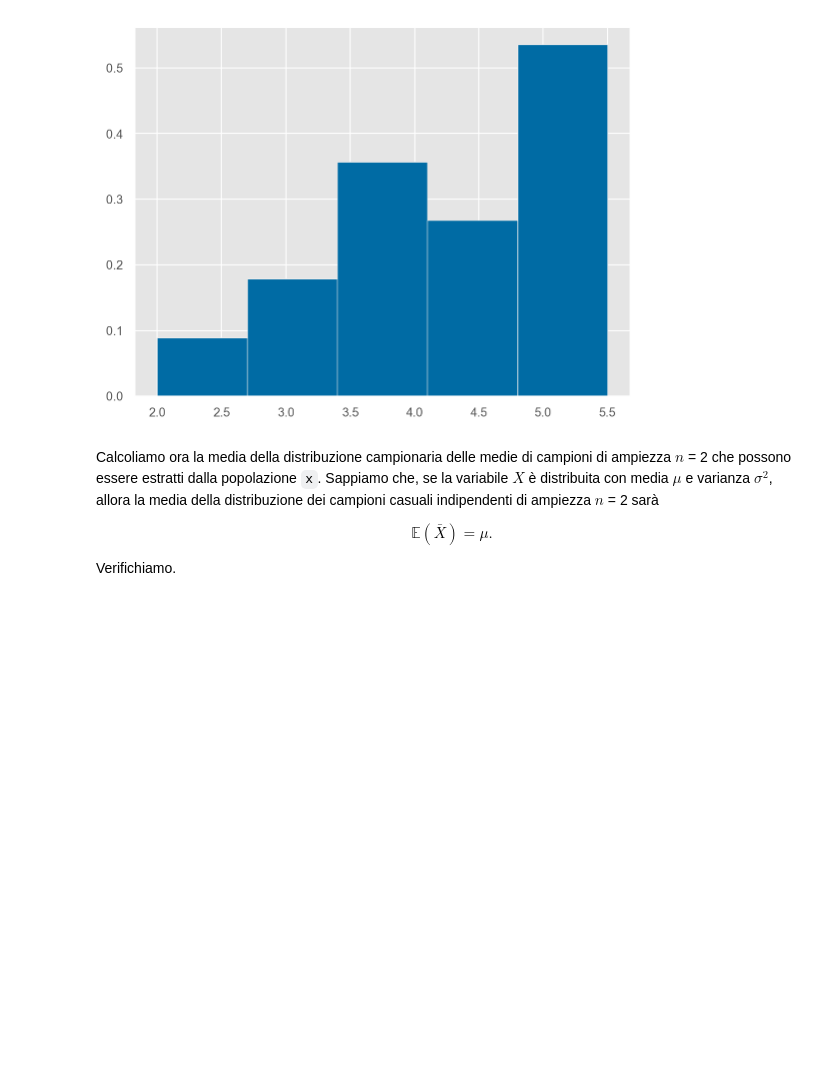
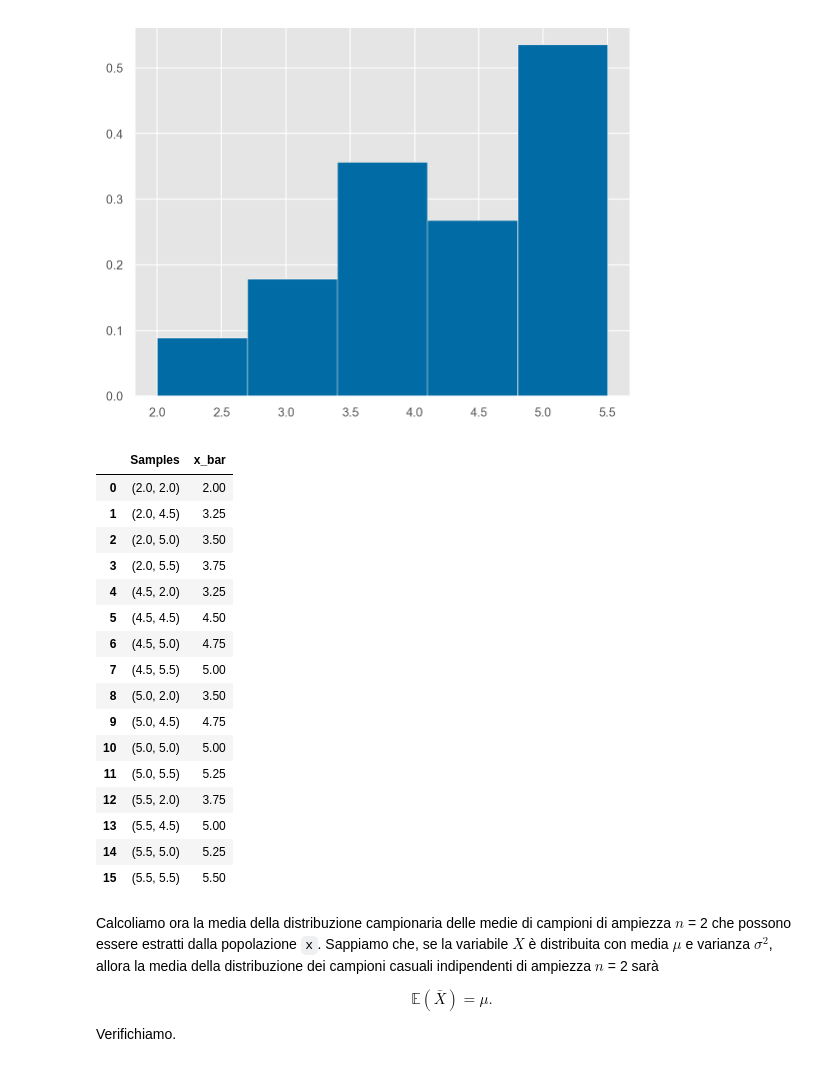
Before and after one commit to ccaudek/ds4psy_2023, a Jupyter notebook: 511_sampling_distr_mean.ipynb, the cells around one changed output. Cells and saved outputs as stored; diff of their text form; code cells hidden in the pictures; blank space fills up the shorter version.

```diff
--- a/511_sampling_distr_mean.ipynb
+++ b/511_sampling_distr_mean.ipynb
@@ -94,6 +98,29 @@ plt.hist(means, bins=5, density=True)
 plt.show()
 # %% [output]
 [figure]
+# %%
+df = pd.DataFrame()
+df["Samples"] = list(itertools.product(x, x))
+df["x_bar"] = np.mean(list(itertools.product(x, x)), axis=1)
+df
+# %% [output]
+|  | Samples | x_bar |
+| 0 | (2.0, 2.0) | 2.00 |
+| 1 | (2.0, 4.5) | 3.25 |
+| 2 | (2.0, 5.0) | 3.50 |
+| 3 | (2.0, 5.5) | 3.75 |
+| 4 | (4.5, 2.0) | 3.25 |
+| 5 | (4.5, 4.5) | 4.50 |
+| 6 | (4.5, 5.0) | 4.75 |
+| 7 | (4.5, 5.5) | 5.00 |
+| 8 | (5.0, 2.0) | 3.50 |
+| 9 | (5.0, 4.5) | 4.75 |
+| 10 | (5.0, 5.0) | 5.00 |
+| 11 | (5.0, 5.5) | 5.25 |
+| 12 | (5.5, 2.0) | 3.75 |
+| 13 | (5.5, 4.5) | 5.00 |
+| 14 | (5.5, 5.0) | 5.25 |
+| 15 | (5.5, 5.5) | 5.50 |
 # %% [markdown]
 Calcoliamo ora la media della distribuzione campionaria delle medie di campioni di ampiezza $n$ = 2 che possono essere estratti dalla popolazione `x`. Sappiamo che, se la variabile $X$ è distribuita con media $\mu$ e varianza $\sigma^2$, allora la media della distribuzione dei campioni casuali indipendenti di ampiezza $n$ = 2 sarà
 
```
Also changed, not shown: parts of 4 cells of this notebook.
